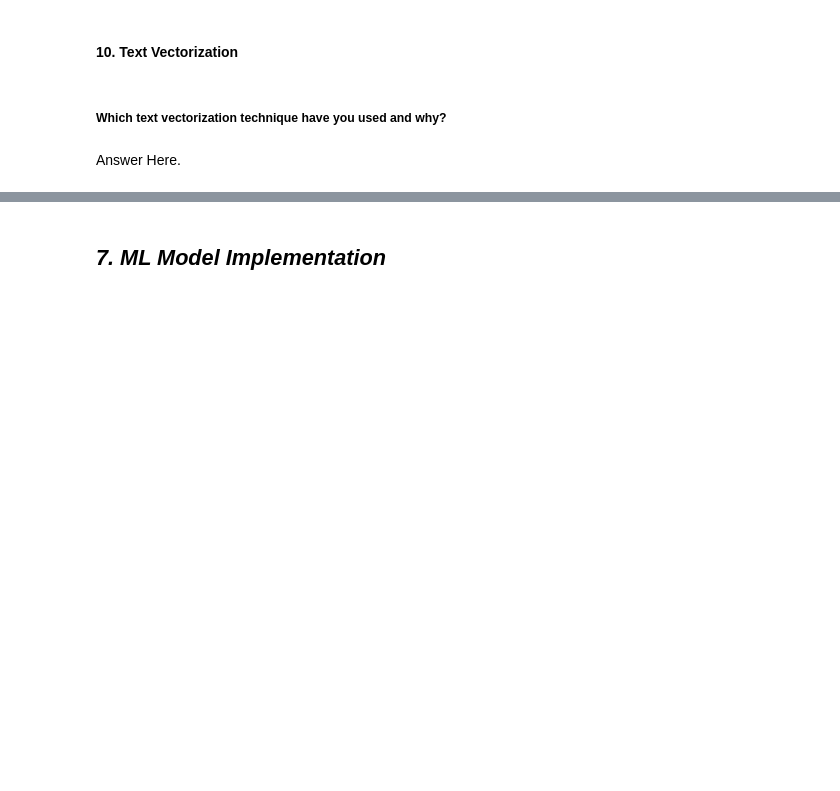
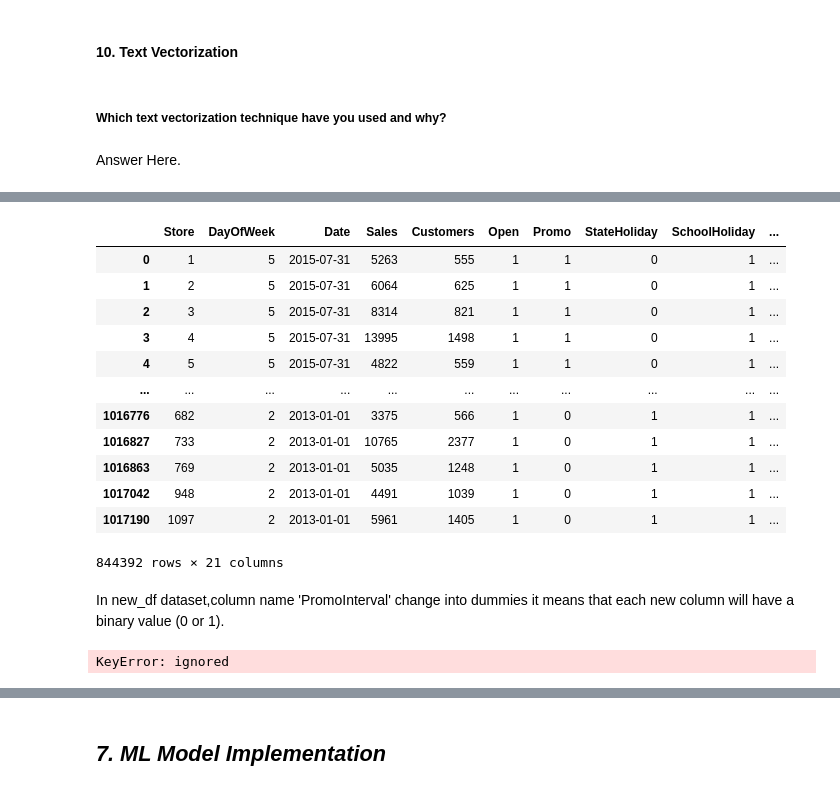
Before and after one commit to Pratikshathorat96/Retail-Sales-Prediction-ML-regression-, a Jupyter notebook: new_regression_project_on_retail_store.ipynb, the cells around one changed output, grey strips where cells are left out. Saved outputs shown, nothing was run; the diff lists cells and outputs as text; code cells hidden in the pictures; blank space fills up the shorter version.

```diff
--- a/new_regression_project_on_retail_store.ipynb
+++ b/new_regression_project_on_retail_store.ipynb
@@ -1523,0 +1814,3 @@ Answer Here.
+# %%
+# Filtering and dropping rows where both 'Open' and 'Sales' are 0
+new_df = total_df.drop(total_df[(total_df.Open == 0) & (total_df.Sales == 0)].index)
@@ -1523,0 +1821,22 @@ Answer Here.
+# %%
+new_df
+# %% [output]
+|  | Store | DayOfWeek | Date | Sales | Customers | Open | Promo | StateHoliday | SchoolHoliday | ... |
+| 0 | 1 | 5 | 2015-07-31 | 5263 | 555 | 1 | 1 | 0 | 1 | ... |
+| 1 | 2 | 5 | 2015-07-31 | 6064 | 625 | 1 | 1 | 0 | 1 | ... |
+| 2 | 3 | 5 | 2015-07-31 | 8314 | 821 | 1 | 1 | 0 | 1 | ... |
+| 3 | 4 | 5 | 2015-07-31 | 13995 | 1498 | 1 | 1 | 0 | 1 | ... |
+| 4 | 5 | 5 | 2015-07-31 | 4822 | 559 | 1 | 1 | 0 | 1 | ... |
+| ... | ... | ... | ... | ... | ... | ... | ... | ... | ... | ... |
+| 1016776 | 682 | 2 | 2013-01-01 | 3375 | 566 | 1 | 0 | 1 | 1 | ... |
+| 1016827 | 733 | 2 | 2013-01-01 | 10765 | 2377 | 1 | 0 | 1 | 1 | ... |
+| 1016863 | 769 | 2 | 2013-01-01 | 5035 | 1248 | 1 | 0 | 1 | 1 | ... |
+| 1017042 | 948 | 2 | 2013-01-01 | 4491 | 1039 | 1 | 0 | 1 | 1 | ... |
+| 1017190 | 1097 | 2 | 2013-01-01 | 5961 | 1405 | 1 | 0 | 1 | 1 | ... |
+844392 rows × 21 columns
+# %% [markdown]
+In new_df dataset,column name 'PromoInterval' change into dummies it means that each new column will have a binary value (0 or 1).
+# %%
+new_df = pd.get_dummies(new_df, columns=['PromoInterval'])
+# %% [output]
+KeyError: ignored
```
Also changed, not shown: parts of 241 cells of this notebook.
